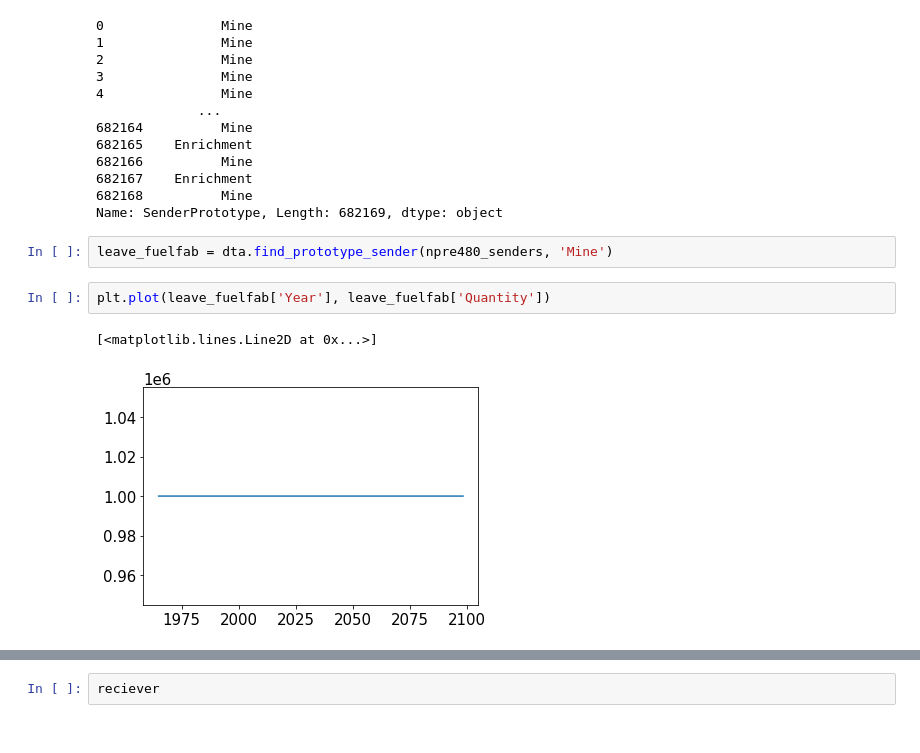
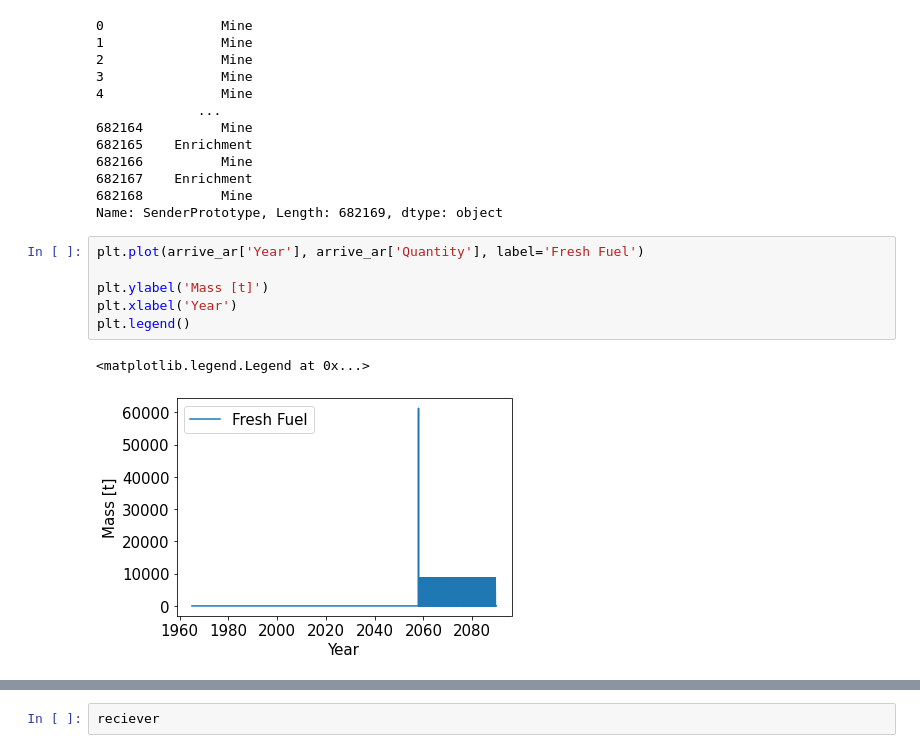
Before and after one commit to nsryan2/transition-scenarios, a Jupyter notebook: input/npre480/rud_triso_analysis.ipynb, the cells around one changed output, grey strips where cells are left out. Saved outputs shown, nothing was run; the diff lists cells and outputs as text.

```diff
--- a/input/npre480/rud_triso_analysis.ipynb
+++ b/input/npre480/rud_triso_analysis.ipynb
@@ -439,13 +535,15 @@ npre480_senders['SenderPrototype']
 682167    Enrichment
 682168          Mine
 Name: SenderPrototype, Length: 682169, dtype: object
-# %%
-leave_fuelfab = dta.find_prototype_sender(npre480_senders, 'Mine')
 # %%
-plt.plot(leave_fuelfab['Year'], leave_fuelfab['Quantity'])
+plt.plot(arrive_ar['Year'], arrive_ar['Quantity'], label='Fresh Fuel')
+
+plt.ylabel('Mass [t]')
+plt.xlabel('Year')
+plt.legend()
 # %% [output]
-[<matplotlib.lines.Line2D at 0x...>]
+<matplotlib.legend.Legend at 0x...>
-[figure, old version]
+[figure, new version]
 # %%
 leave_fuelfab
 # %% [output]
```
Also changed, not shown: parts of 32 cells of this notebook, 14 other files.
